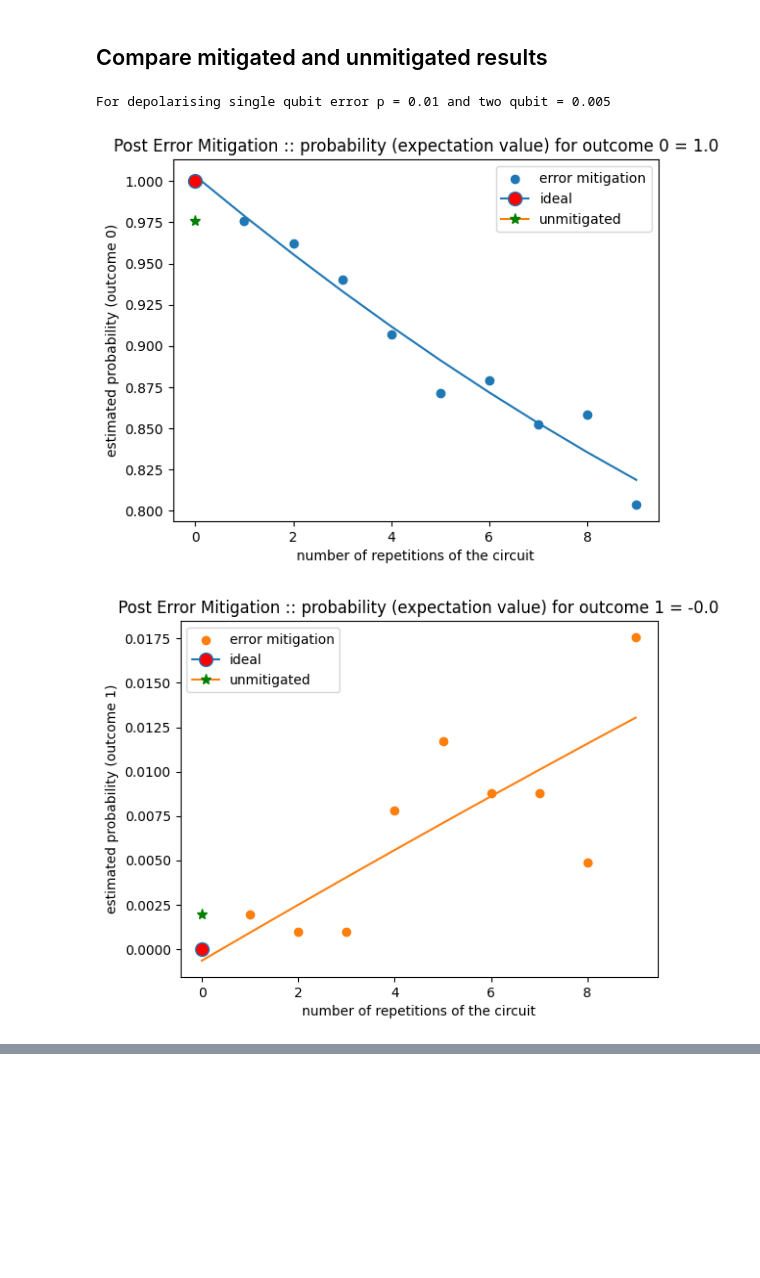
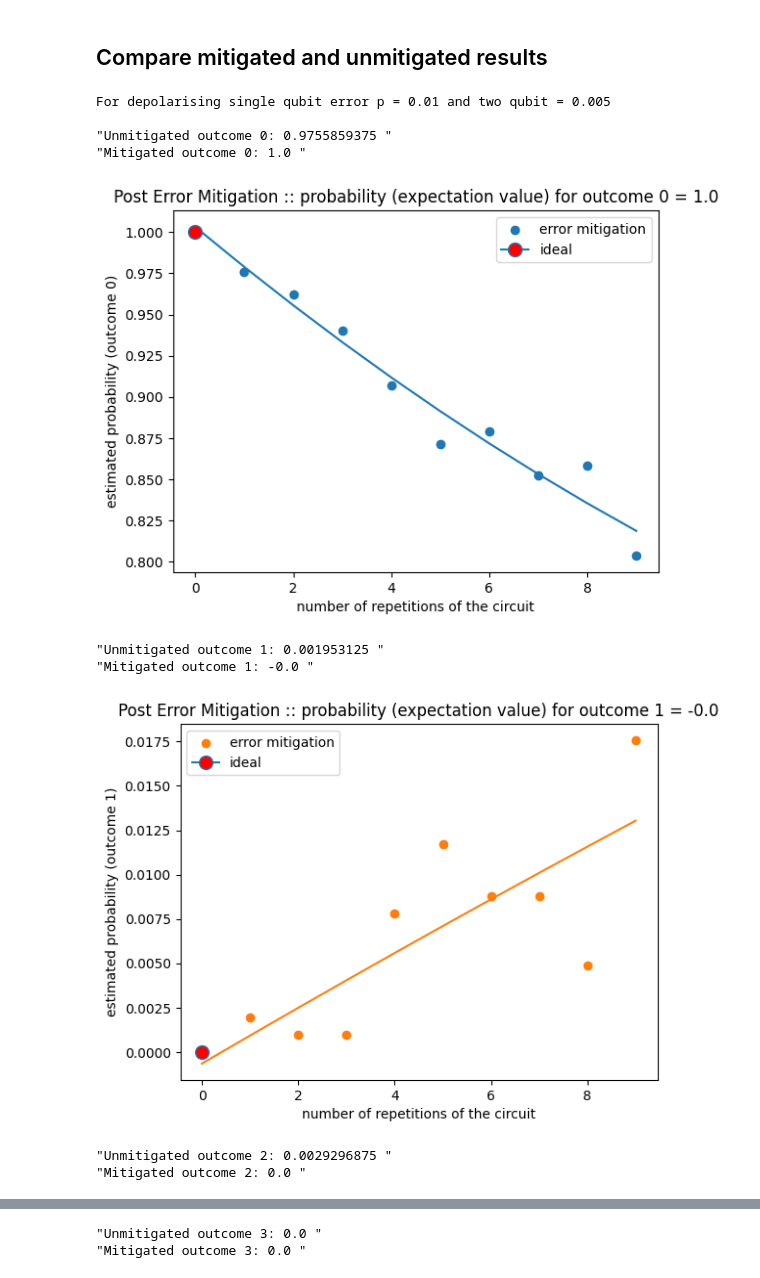
Before and after one commit to tinaoberoi/QOSF_cohort9, a Jupyter notebook: QOSF_Task.ipynb, the cells around one changed output, grey strips where cells are left out. Saved outputs shown, nothing was run; the diff lists cells and outputs as text; code cells hidden in the pictures; blank space fills up the shorter version.

Commit message:
Update plots in task 3

```diff
--- a/QOSF_Task.ipynb
+++ b/QOSF_Task.ipynb
@@ -318,30 +318,37 @@ meas: 3/════════════════════════
 # %%
 import matplotlib.pyplot as plt
 
 deg = 2
 
 prob_ideal = probabilities(counts_ideal_dict)
 prob_unmitigated = probabilities(counts_noise_dict)
 
 def plot(probs, outcome):
     f = np.poly1d(np.polyfit(x=ks, y=probs, deg=deg))
     plt.plot([f(k) for k in range(kmax)], c=f'C{outcome}')
-
+    print(f"\x1b[31m\"Unmitigated outcome {outcome}: {prob_unmitigated[outcome]} \"\x1b[0m")
+    print(f"\x1b[31m\"Mitigated outcome {outcome}: {round(f(0),2)} \"\x1b[0m")
     plt.scatter(ks, probs, c=f'C{outcome}', label="error mitigation")
     plt.plot(0, prob_ideal[outcome], marker="o", markersize=10, markerfacecolor="red", label='ideal')
-    plt.plot(0, prob_unmitigated[outcome], marker="*", markersize=8, markeredgecolor="green", markerfacecolor="green", label='unmitigated')
     plt.title(f'Post Error Mitigation :: probability (expectation value) for outcome {outcome} = {round(f(0),2)}')
     plt.ylabel(f'estimated probability (outcome {outcome})')
     plt.xlabel('number of repetitions of the circuit')
     plt.legend()
     plt.show()
     print("\n")
     return
 
-print(f'For depolarising single qubit error p = {p_error_one_qubit} and two qubit = {p_error_two_qubit}')
+print(f'For depolarising single qubit error p = {p_error_one_qubit} and two qubit = {p_error_two_qubit}\n')
 for outcome in range(dim):
     plot(prob_noise_list[:,outcome], outcome)
 # %% [output]
 For depolarising single qubit error p = 0.01 and two qubit = 0.005
+
+"Unmitigated outcome 0: 0.9755859375 "
+"Mitigated outcome 0: 1.0 "
-[figure, old version]
+[figure, new version]
+"Unmitigated outcome 1: 0.001953125 "
+"Mitigated outcome 1: -0.0 "
-[figure, old version]
+[figure, new version]
+"Unmitigated outcome 2: 0.0029296875 "
+"Mitigated outcome 2: 0.0 "
@@ -348,0 +356,2 @@ For depolarising single qubit error p = 0.01 and two qubit = 0.005
+"Unmitigated outcome 3: 0.0 "
+"Mitigated outcome 3: 0.0 "
```
Also changed, not shown: parts of 1 cell of this notebook, 1 other file.
